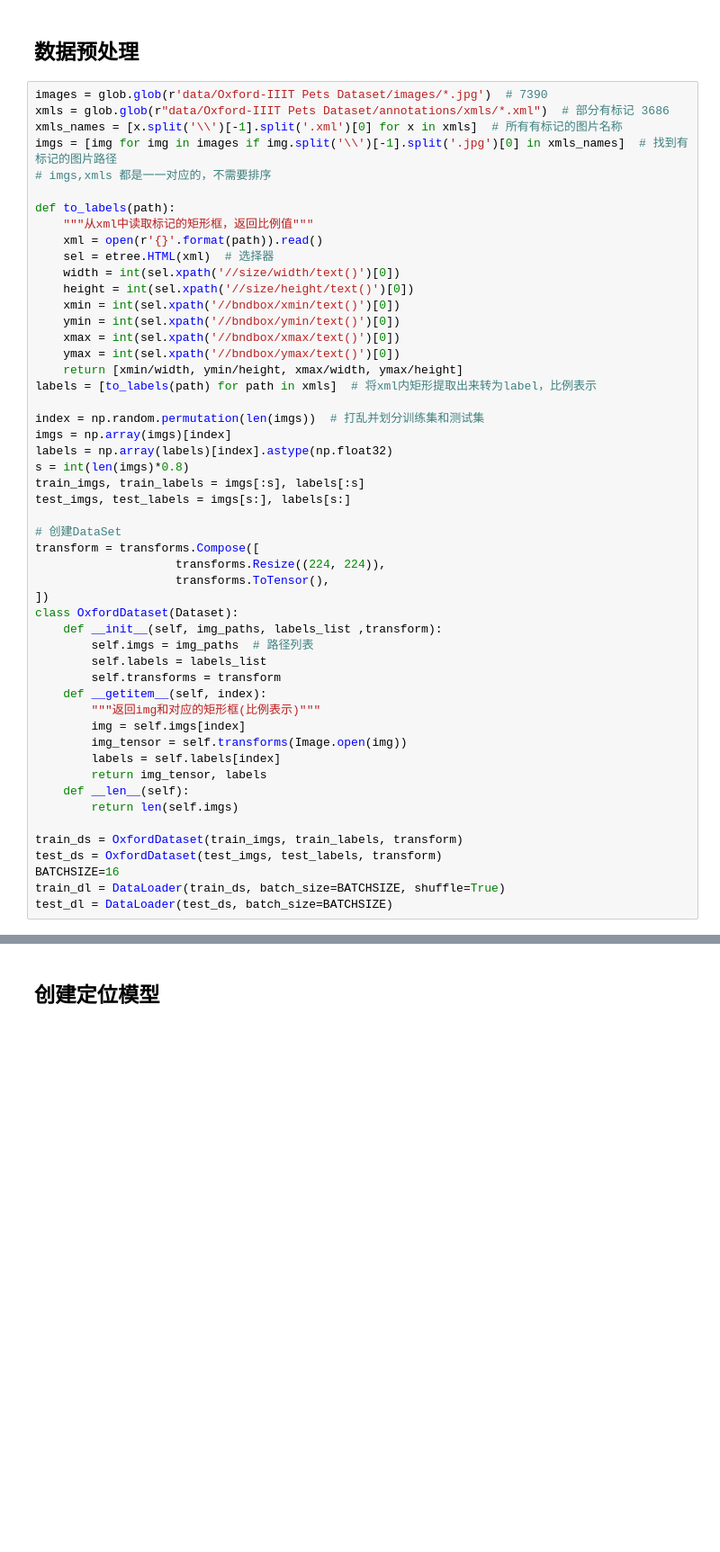
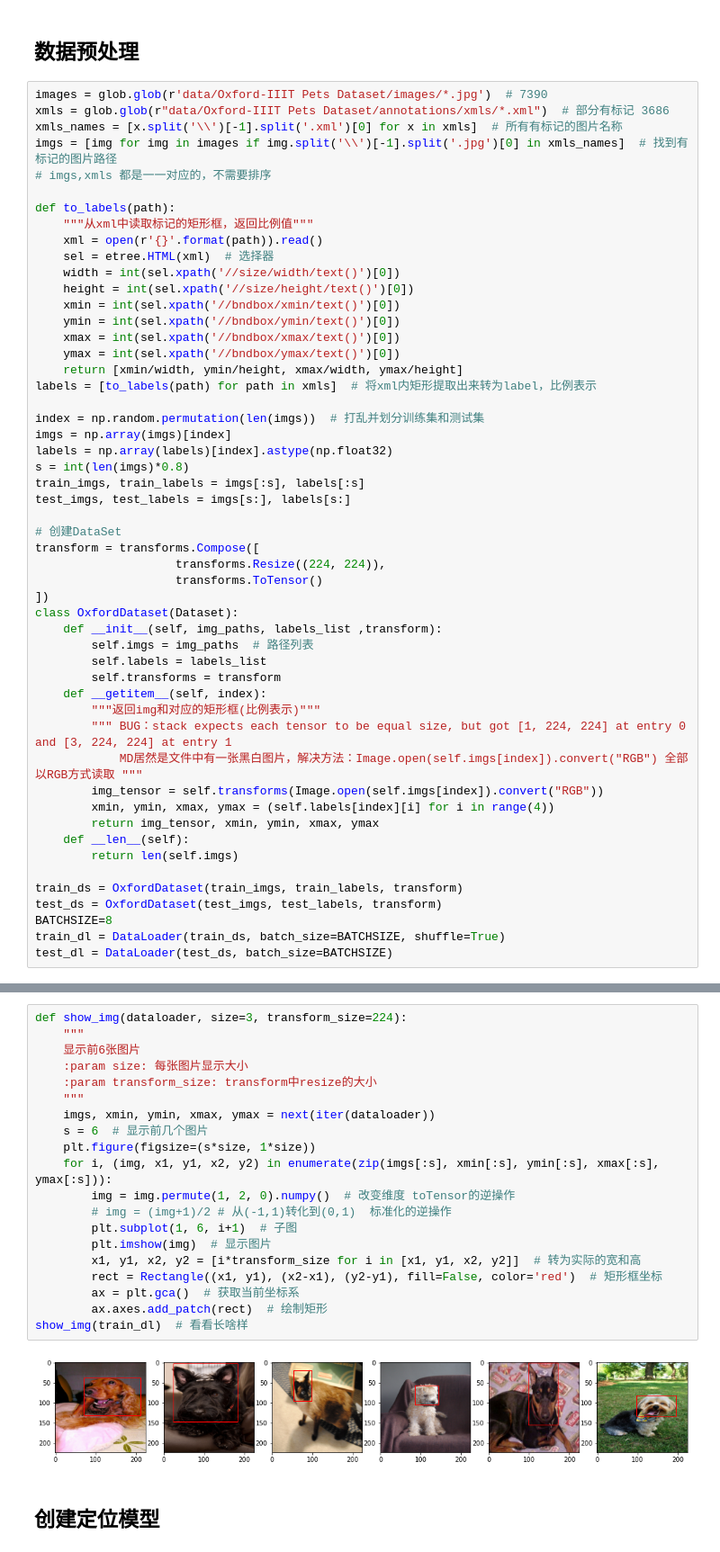
Before and after one commit to ToyHaoran/python01, a Jupyter notebook: pytorch_note/3 图像定位与分割.ipynb, the cells around one changed output, grey strips where cells are left out. Shown at 90% size. Cells and saved outputs as stored; diff of their text form; blank space fills up the shorter version.

```diff
--- a/pytorch_note/3 图像定位与分割.ipynb
+++ b/pytorch_note/3 图像定位与分割.ipynb
@@ -144,7 +61,7 @@ test_imgs, test_labels = imgs[s:], labels[s:]
 # 创建DataSet
 transform = transforms.Compose([
                     transforms.Resize((224, 224)),
-                    transforms.ToTensor(),
+                    transforms.ToTensor()
 ])
 class OxfordDataset(Dataset):
     def __init__(self, img_paths, labels_list ,transform):
@@ -153,15 +70,16 @@ class OxfordDataset(Dataset):
         self.transforms = transform
     def __getitem__(self, index):
         """返回img和对应的矩形框(比例表示)"""
-        img = self.imgs[index]
-        img_tensor = self.transforms(Image.open(img))
-        labels = self.labels[index]
-        return img_tensor, labels
+        """ BUG：stack expects each tensor to be equal size, but got [1, 224, 224] at entry 0 and [3, 224, 224] at entry 1
+            MD居然是文件中有一张黑白图片，解决方法：Image.open(self.imgs[index]).convert("RGB") 全部以RGB方式读取 """
+        img_tensor = self.transforms(Image.open(self.imgs[index]).convert("RGB"))
+        xmin, ymin, xmax, ymax = (self.labels[index][i] for i in range(4))
+        return img_tensor, xmin, ymin, xmax, ymax
     def __len__(self):
         return len(self.imgs)
 
 train_ds = OxfordDataset(train_imgs, train_labels, transform)
 test_ds = OxfordDataset(test_imgs, test_labels, transform)
-BATCHSIZE=16
+BATCHSIZE=8
 train_dl = DataLoader(train_ds, batch_size=BATCHSIZE, shuffle=True)
 test_dl = DataLoader(test_ds, batch_size=BATCHSIZE)
@@ -172,3 +88,25 @@ show_img(train_dl)  # 看看长啥样
+# %%
+def show_img(dataloader, size=3, transform_size=224):
+    """
+    显示前6张图片
+    :param size: 每张图片显示大小
+    :param transform_size: transform中resize的大小
+    """
+    imgs, xmin, ymin, xmax, ymax = next(iter(dataloader))
+    s = 6  # 显示前几个图片
+    plt.figure(figsize=(s*size, 1*size))
+    for i, (img, x1, y1, x2, y2) in enumerate(zip(imgs[:s], xmin[:s], ymin[:s], xmax[:s], ymax[:s])):
+        img = img.permute(1, 2, 0).numpy()  # 改变维度 toTensor的逆操作
+        # img = (img+1)/2 # 从(-1,1)转化到(0,1)  标准化的逆操作
+        plt.subplot(1, 6, i+1)  # 子图
+        plt.imshow(img)  # 显示图片
+        x1, y1, x2, y2 = [i*transform_size for i in [x1, y1, x2, y2]]  # 转为实际的宽和高
+        rect = Rectangle((x1, y1), (x2-x1), (y2-y1), fill=False, color='red')  # 矩形框坐标
+        ax = plt.gca()  # 获取当前坐标系
+        ax.axes.add_patch(rect)  # 绘制矩形
+show_img(train_dl)  # 看看长啥样
+# %% [output]
+[figure, added]
 # %% [markdown]
 ## 创建定位模型
 # %%
```
Also changed, not shown: parts of 52 cells of this notebook, 2 other files.
